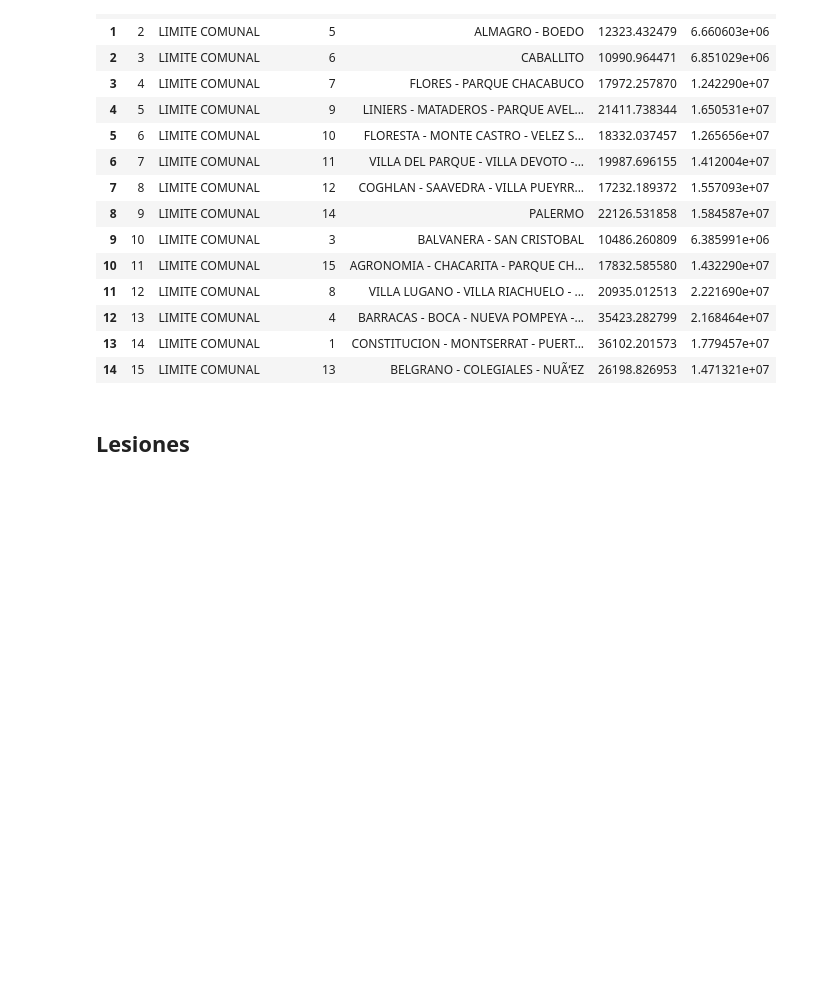
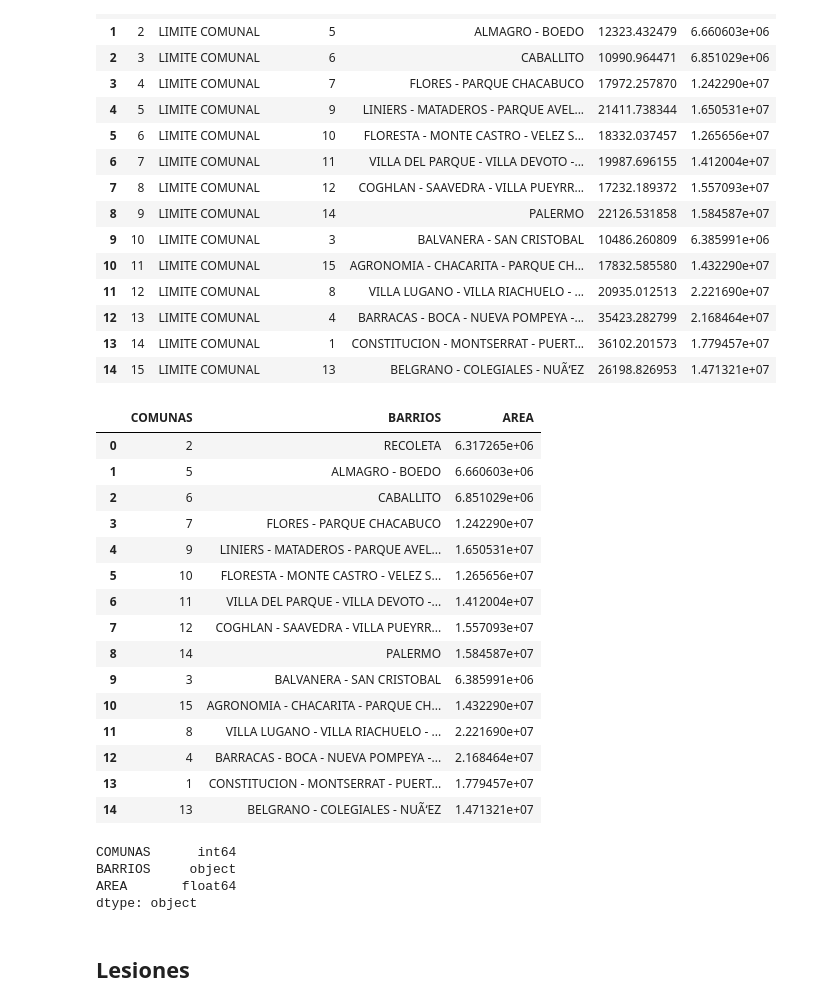
Before and after one commit to MarceloOrtizz/Proyecto_DA_Siniestros_Viales, a Jupyter notebook: etl.ipynb, the cells around one changed output. Cells and saved outputs as stored; diff of their text form; code cells hidden in the pictures; blank space fills up the shorter version.

Commit message:
ETL comunas

```diff
--- a/etl.ipynb
+++ b/etl.ipynb
@@ -767,3 +768,31 @@ comunas
 | 12 | 13 | LIMITE COMUNAL | 4 | BARRACAS - BOCA - NUEVA POMPEYA -... | 35423.282799 | 2.168464e+07 |
 | 13 | 14 | LIMITE COMUNAL | 1 | CONSTITUCION - MONTSERRAT - PUERT... | 36102.201573 | 1.779457e+07 |
 | 14 | 15 | LIMITE COMUNAL | 13 | BELGRANO - COLEGIALES - NUÃ‘EZ | 26198.826953 | 1.471321e+07 |
+# %%
+comunas.drop(['OBJETO', 'PERIMETRO', 'ID'], axis=1, inplace=True)
+# %%
+comunas
+# %% [output]
+|  | COMUNAS | BARRIOS | AREA |
+| 0 | 2 | RECOLETA | 6.317265e+06 |
+| 1 | 5 | ALMAGRO - BOEDO | 6.660603e+06 |
+| 2 | 6 | CABALLITO | 6.851029e+06 |
+| 3 | 7 | FLORES - PARQUE CHACABUCO | 1.242290e+07 |
+| 4 | 9 | LINIERS - MATADEROS - PARQUE AVEL... | 1.650531e+07 |
+| 5 | 10 | FLORESTA - MONTE CASTRO - VELEZ S... | 1.265656e+07 |
+| 6 | 11 | VILLA DEL PARQUE - VILLA DEVOTO -... | 1.412004e+07 |
+| 7 | 12 | COGHLAN - SAAVEDRA - VILLA PUEYRR... | 1.557093e+07 |
+| 8 | 14 | PALERMO | 1.584587e+07 |
+| 9 | 3 | BALVANERA - SAN CRISTOBAL | 6.385991e+06 |
+| 10 | 15 | AGRONOMIA - CHACARITA - PARQUE CH... | 1.432290e+07 |
+| 11 | 8 | VILLA LUGANO - VILLA RIACHUELO - ... | 2.221690e+07 |
+| 12 | 4 | BARRACAS - BOCA - NUEVA POMPEYA -... | 2.168464e+07 |
+| 13 | 1 | CONSTITUCION - MONTSERRAT - PUERT... | 1.779457e+07 |
+| 14 | 13 | BELGRANO - COLEGIALES - NUÃ‘EZ | 1.471321e+07 |
+# %%
+comunas.dtypes
+# %% [output]
+COMUNAS      int64
+BARRIOS     object
+AREA       float64
+dtype: object
```
Also changed, not shown: parts of 11 cells of this notebook, 3 other files.
